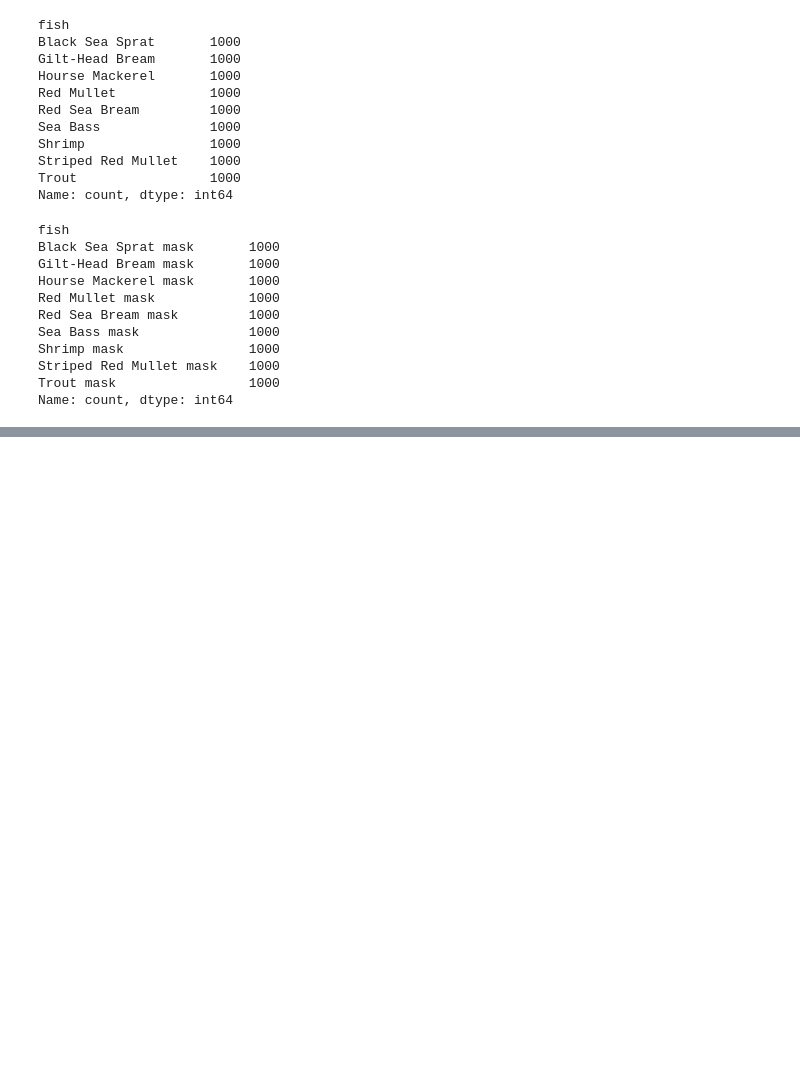
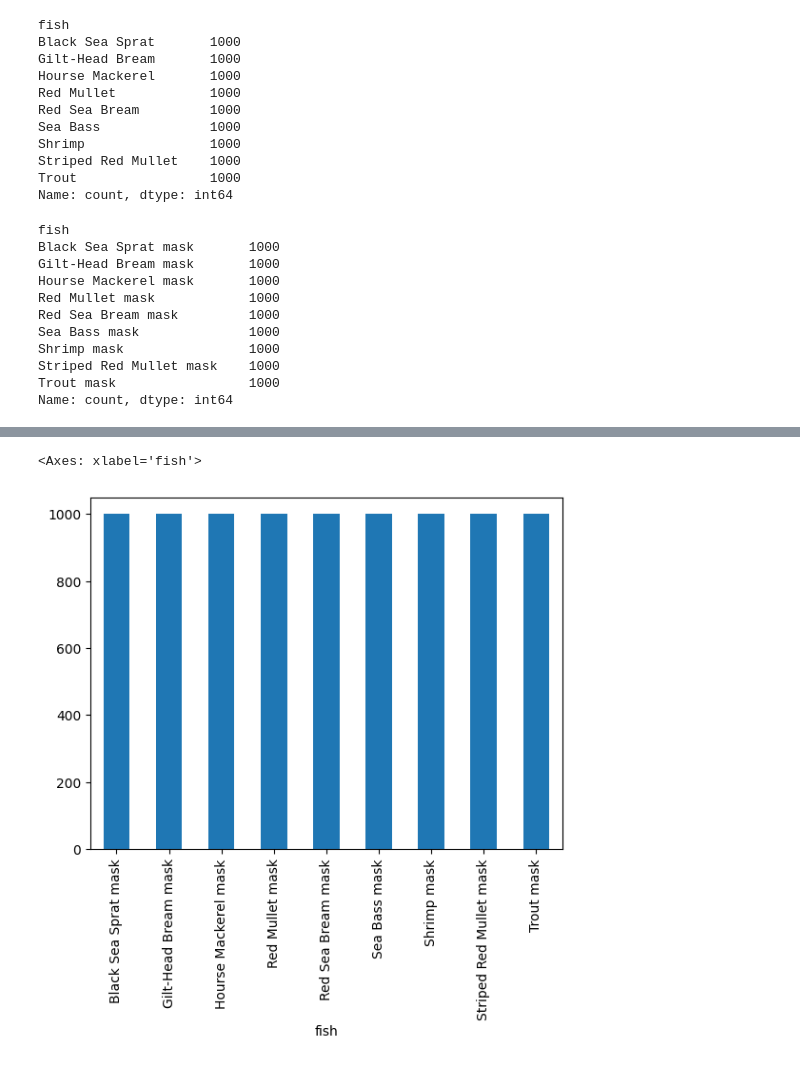
Before and after one commit to mynamescheff/all-projects, a Jupyter notebook: vislearn/fish/model.ipynb, the cells around one changed output, grey strips where cells are left out. Cells and saved outputs as stored; diff of their text form; code cells hidden in the pictures; blank space fills up the shorter version.

```diff
--- a/vislearn/fish/model.ipynb
+++ b/vislearn/fish/model.ipynb
@@ -195,0 +202,6 @@ Name: count, dtype: int64
+# %%
+#show the number of masks for each fish species
+fish_mask_df["fish"].value_counts().plot(kind="bar")
+# %% [output]
+<Axes: xlabel='fish'>
+[figure, added]
```
Also changed, not shown: parts of 8 cells of this notebook.
